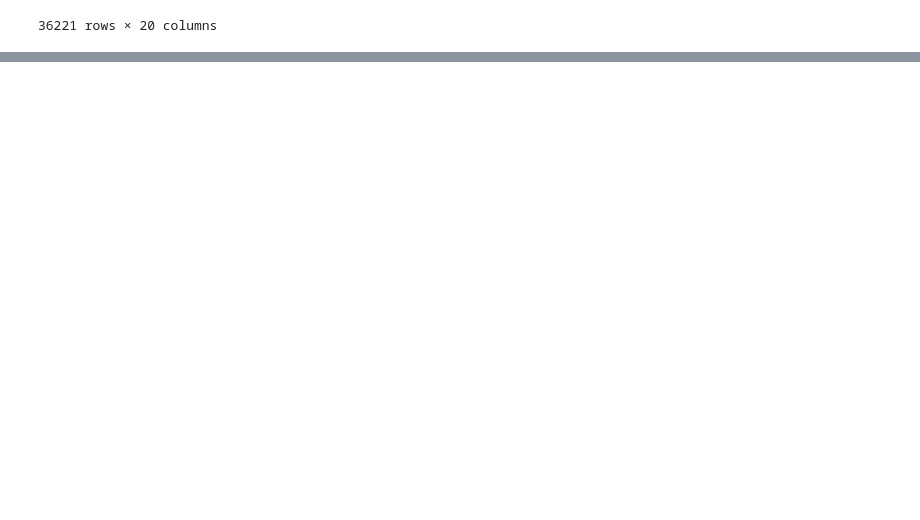
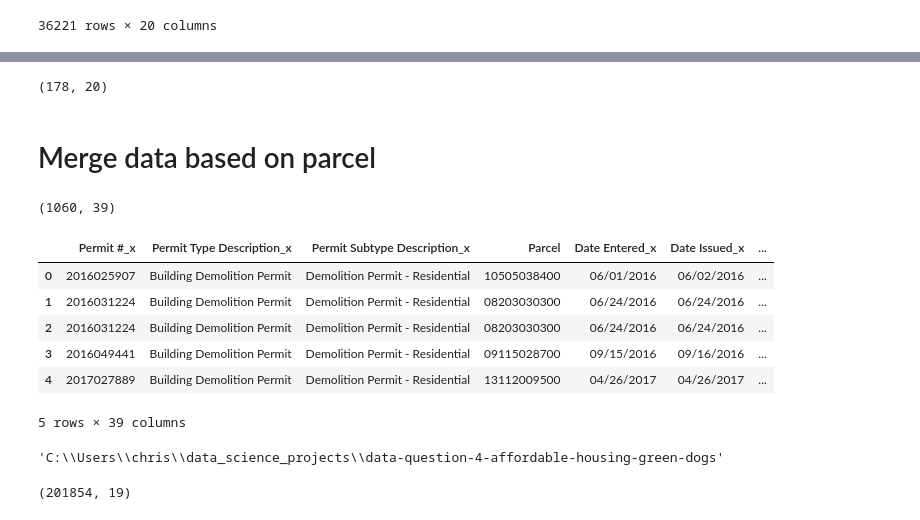
Before and after one commit to Cjcarlevato/data-question-4-affordable-housing-green-dogs, a Jupyter notebook: DQ4.ipynb, the cells around one changed output, grey strips where cells are left out. Cells and saved outputs as stored; diff of their text form; code cells hidden in the pictures; blank space fills up the shorter version.

```diff
--- a/DQ4.ipynb
+++ b/DQ4.ipynb
@@ -35,0 +53,3 @@ sf2017=
+# %%
+# Codes that we care about
+new_residential = ['CAA01R301', 'CAA02R302', 'CAA03R298', 'CAA03R299', 'CAA03R301', 'CAA03R398', 'CAA03R399', 'CAA04R301', 'CAA05R202', 'CAA08R301', 'CAA10R301', 'CAZ08A001', 'DPLX2CNDO']
@@ -35,0 +65,6 @@ sf2017=
+# %%
+commercial_rehab.shape
+# %% [output]
+(178, 20)
+# %% [markdown]
+# Merge data based on parcel
@@ -35,0 +73,21 @@ sf2017=
+# %%
+matched.shape
+# %% [output]
+(1060, 39)
+# %%
+# Residential Permits where one house was demolished and a new one was put up
+res_rebuild = pd.merge(bp.loc[bp['Permit Subtype'] == 'CAZ01A001'], bp.loc[(bp['Permit Type'] == 'CARN') & (bp['Permit Subtype'].isin(new_residential))], on = 'Parcel')
+# %%
+res_rebuild.head()
+# %% [output]
+|  | Permit #_x | Permit Type Description_x | Permit Subtype Description_x | Parcel | Date Entered_x | Date Issued_x | ... |
+| 0 | 2016025907 | Building Demolition Permit | Demolition Permit - Residential | 10505038400 | 06/01/2016 | 06/02/2016 | ... |
+| 1 | 2016031224 | Building Demolition Permit | Demolition Permit - Residential | 08203030300 | 06/24/2016 | 06/24/2016 | ... |
+| 2 | 2016031224 | Building Demolition Permit | Demolition Permit - Residential | 08203030300 | 06/24/2016 | 06/24/2016 | ... |
+| 3 | 2016049441 | Building Demolition Permit | Demolition Permit - Residential | 09115028700 | 09/15/2016 | 09/16/2016 | ... |
+| 4 | 2017027889 | Building Demolition Permit | Demolition Permit - Residential | 13112009500 | 04/26/2017 | 04/26/2017 | ... |
+5 rows × 39 columns
+# %%
+os.getcwd()
+# %% [output]
+'C:\\Users\\chris\\data_science_projects\\data-question-4-affordable-housing-green-dogs'
@@ -35,0 +100,37 @@ sf2017=
+# %%
+sf1 = pd.merge(sf_2009, sf_2013, on= 'AddressFullAddress', how = 'outer',suffixes = ('_f','_s'))
+sf1.columns
+
+sf1.rename(columns = {'FinishedArea_f' : '2009_FinishedArea', 'FinishedArea_s' : '2013_FinishedArea'}, inplace = True)
+
+sf1['APN']= sf1['APN_f'].where(sf1['APN_s'].isnull(), sf1['APN_s'])
+sf1['DistrictCode']= sf1['DistrictCode_f'].where(sf1['DistrictCode_s'].isnull(), sf1['DistrictCode_s'])
+sf1['Council District']= sf1['Council District_f'].where(sf1['Council District_s'].isnull(), sf1['Council District_s'])
+sf1['AddressCity']= sf1['AddressCity_f'].where(sf1['AddressCity_s'].isnull(), sf1['AddressCity_s'])
+sf1['AddressPostalCode']= sf1['AddressPostalCode_f'].where(sf1['AddressPostalCode_s'].isnull(), sf1['AddressPostalCode_s'])
+#sf1['FinishedArea']= sf1['FinishedArea_f'].where(sf1['FinishedArea_s'].isnull(), sf1['FinishedArea_s'])
+sf1.columns
+
+sf1.drop(['APN_f','DistrictCode_f','Council District_f','AddressCity_f',
+          'AddressPostalCode_f','DistrictCode_s','Council District_s','AddressCity_s','APN_s','AddressPostalCode_s'], axis = 1,inplace = True)
+
+final_sf = pd.merge(sf1, sf_2017,on= 'AddressFullAddress', how = 'outer', suffixes = ('_m','_n'),indicator = True)
+final_sf.columns
+
+final_sf.rename(columns = {'FinishedArea': '2017_FinishedArea'}, inplace = True)
+
+final_sf['APN']= final_sf['APN_m'].where(final_sf['APN_n'].isnull(), final_sf['APN_n'])
+final_sf['DistrictCode']= final_sf['DistrictCode_m'].where(final_sf['DistrictCode_n'].isnull(), final_sf['DistrictCode_n'])
+final_sf['Council District']= final_sf['Council District_m'].where(final_sf['Council District_n'].isnull(), final_sf['Council District_n'])
+final_sf['AddressCity']= final_sf['AddressCity_m'].where(final_sf['AddressCity_n'].isnull(), final_sf['AddressCity_n'])
+final_sf['AddressPostalCode']= final_sf['AddressPostalCode_m'].where(final_sf['AddressPostalCode_n'].isnull(), final_sf['AddressPostalCode_n'])
+#final_sf['FinishedArea']= final_sf['FinishedArea_m'].where(final_sf['FinishedArea_n'].isnull(), final_sf['FinishedArea_n'])
+
+
+final_sf.drop(['APN_m','DistrictCode_m','Council District_m','AddressCity_m',
+          'AddressPostalCode_m','DistrictCode_n','Council District_n','AddressCity_n','APN_n','AddressPostalCode_n'], axis = 1, inplace = True)
+final_sf.columns
+
+final_sf.drop_duplicates(keep ='first').shape
+# %% [output]
+(201854, 19)
```
Also changed, not shown: parts of 32 cells of this notebook.
